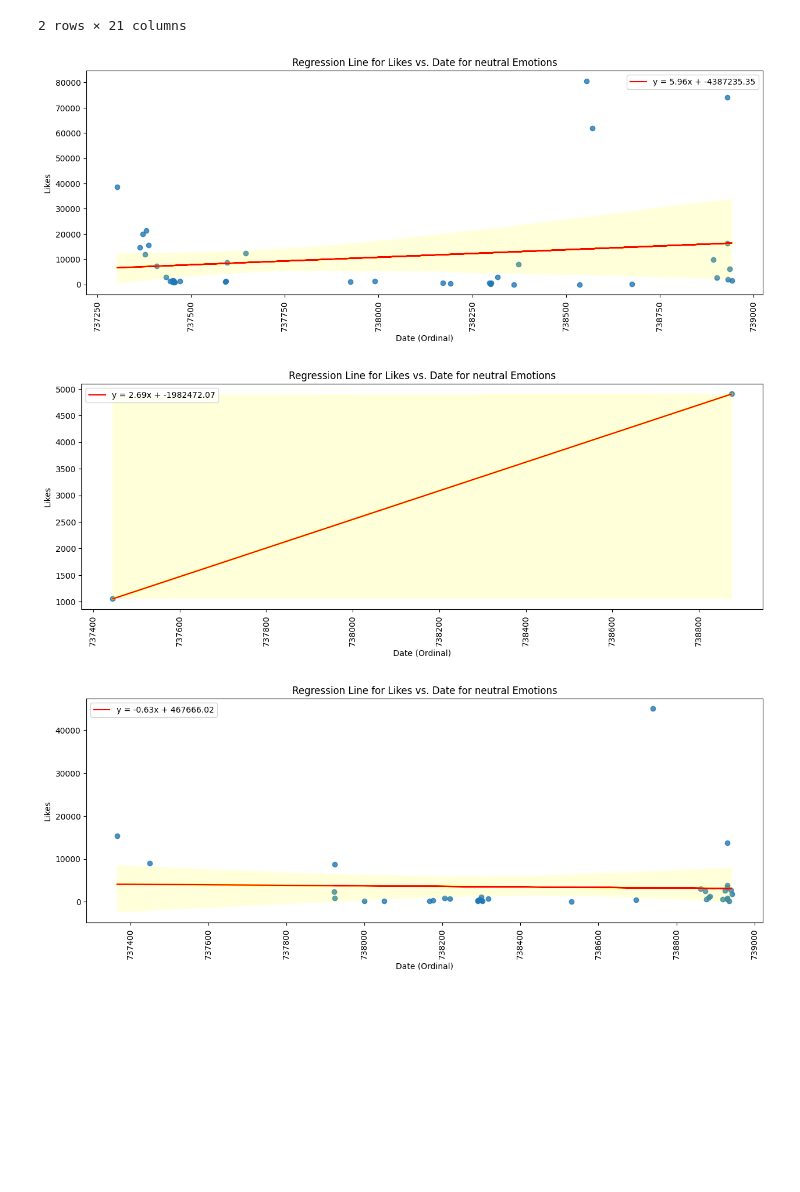
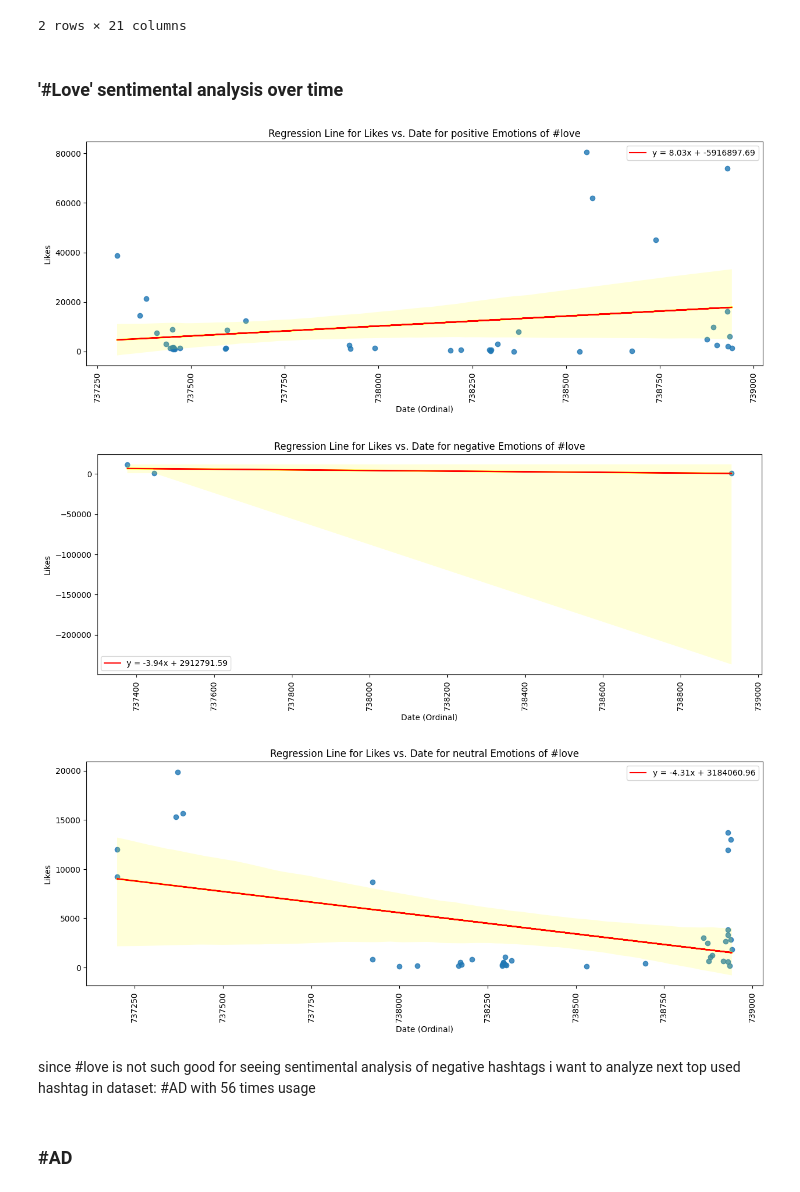
Before and after one commit to saeedshirani/Inastagram-data-analysis, a Jupyter notebook: 4.EDA/EDA.ipynb, the cells around one changed output. Drawn from its saved outputs; the diff is of its cells as text; code cells hidden in the pictures; blank space fills up the shorter version.

```diff
--- a/4.EDA/EDA.ipynb
+++ b/4.EDA/EDA.ipynb
@@ -427,6 +436,8 @@ certain_hashtag["engagement_rate(%)"] = certain_hashtag["engagement_rate(%)"].as
 # certain_hashtag["date"] = certain_hashtag["date"].dt.date
 # certain_hashtag['time'] = certain_hashtag["time"].dt.time
 certain_hashtag["date_ordinal"] = certain_hashtag["date_ordinal"].astype(int)
+# %% [markdown]
+### '#Love' sentimental analysis over time
 # %%
 filtered_data = certain_hashtag.loc[
     (non_locational_data["most_powerful_emotion"] == "pos")
@@ -447,11 +458,11 @@ plt.plot(filtered_data["date_ordinal"], model.predict(filtered_data[["date_ordin
 
 plt.xlabel('Date (Ordinal)')
 plt.ylabel('Likes')
-plt.title('Regression Line for Likes vs. Date for neutral Emotions')
+plt.title('Regression Line for Likes vs. Date for positive Emotions of #love')
 plt.legend()
 plt.show()
 # %% [output]
-[figure, old version]
+[figure, new version]
 # %%
 filtered_data = certain_hashtag.loc[
     (non_locational_data["most_powerful_emotion"] == "neg")
@@ -472,33 +483,37 @@ plt.plot(filtered_data["date_ordinal"], model.predict(filtered_data[["date_ordin
 
 plt.xlabel('Date (Ordinal)')
 plt.ylabel('Likes')
-plt.title('Regression Line for Likes vs. Date for neutral Emotions')
+plt.title('Regression Line for Likes vs. Date for negative Emotions of #love')
 plt.legend()
 plt.show()
 # %% [output]
-[figure, old version]
+[figure, new version]
 # %%
 filtered_data = certain_hashtag.loc[
     (non_locational_data["most_powerful_emotion"] == "neu")
 ].copy()
 
 
 plt.figure(figsize=(15, 5))
 sns.regplot(data=filtered_data, x="date_ordinal", y="likes", line_kws={"color": "yellow"})
 plt.xticks(rotation=90)
 
 model = LinearRegression()
 model.fit(filtered_data[["date_ordinal"]], filtered_data["likes"])
 
 slope = model.coef_[0]
 intercept = model.intercept_
 
 plt.plot(filtered_data["date_ordinal"], model.predict(filtered_data[["date_ordinal"]]), color='red', label=f'y = {slope:.2f}x + {intercept:.2f}')
 
 plt.xlabel('Date (Ordinal)')
 plt.ylabel('Likes')
-plt.title('Regression Line for Likes vs. Date for neutral Emotions')
+plt.title('Regression Line for Likes vs. Date for neutral Emotions of #love')
 plt.legend()
 plt.show()
 # %% [output]
-[figure, old version]
+[figure, new version]
+# %% [markdown]
+since #love is not such good for seeing sentimental analysis of negative hashtags i want to analyze next top used hashtag in dataset: #AD with 56 times usage
+# %% [markdown]
+### #AD
```
Also changed, not shown: parts of 9 cells of this notebook.
